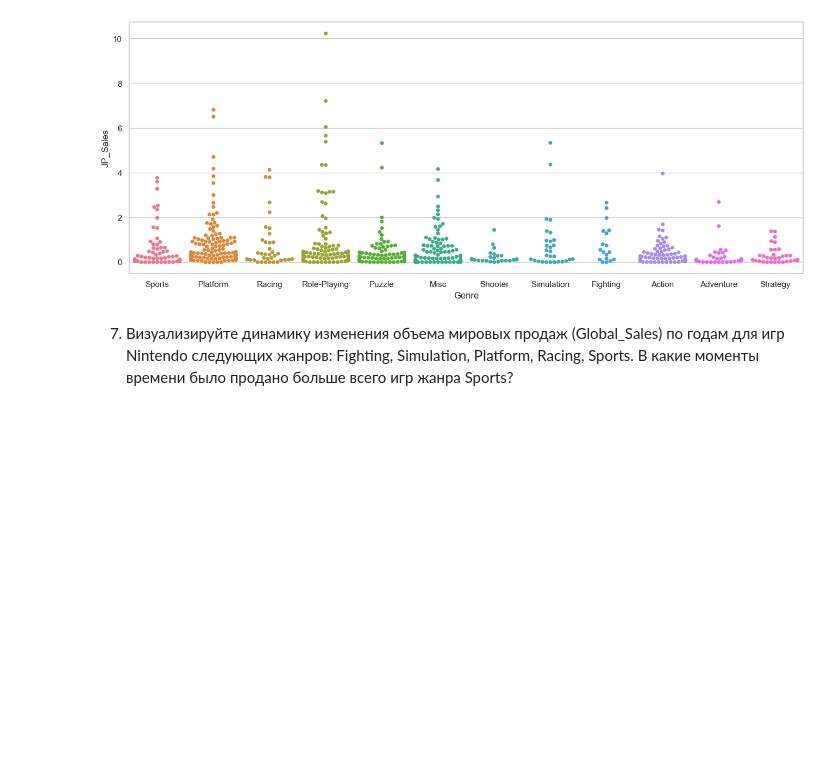
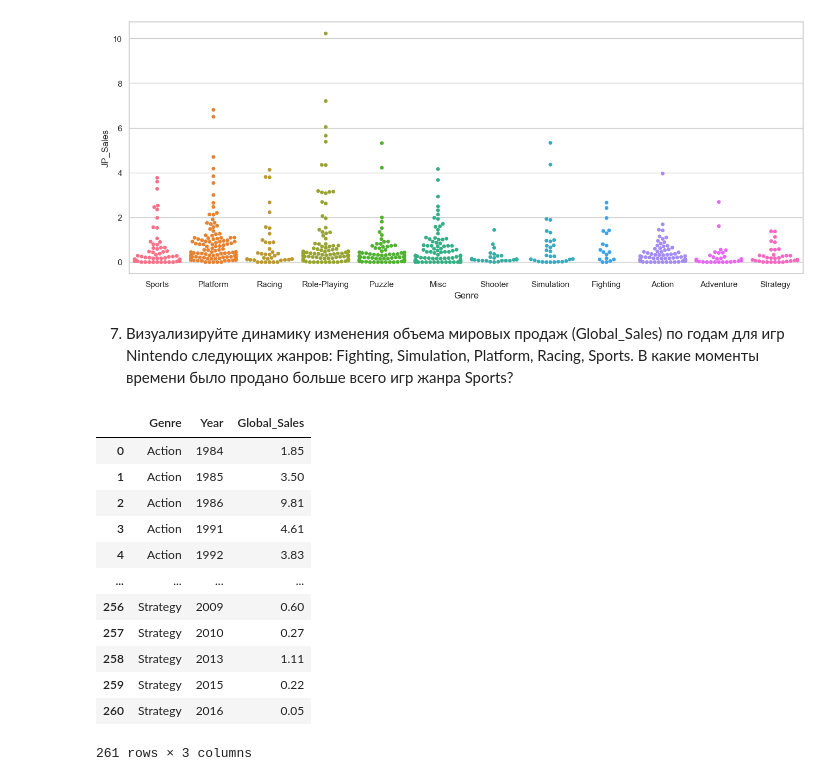
Before and after one commit to Praldmur/Simulation, a Jupyter notebook: 6_mod/1.ipynb, the cells around one changed output. Saved outputs shown, nothing was run; the diff lists cells and outputs as text; code cells hidden in the pictures; blank space fills up the shorter version.

```diff
--- a/6_mod/1.ipynb
+++ b/6_mod/1.ipynb
@@ -325,3 +346,20 @@ sns.swarmplot(data=df.query("Publisher == 'Nintendo'"), x='Genre', y='JP_Sales',
 [figure]
 # %% [markdown]
 7.	Визуализируйте динамику изменения объема мировых продаж (Global_Sales) по годам для игр Nintendo следующих жанров: Fighting, Simulation, Platform, Racing, Sports. В какие моменты времени было продано больше всего игр жанра Sports?
+# %%
+nin_year = df.loc[df.Publisher == 'Nintendo'][['Global_Sales', 'Genre', 'Year']].groupby(['Genre', 'Year']).agg({'Global_Sales': 'sum'}).round(2).reset_index()
+nin_year
+# %% [output]
+|  | Genre | Year | Global_Sales |
+| 0 | Action | 1984 | 1.85 |
+| 1 | Action | 1985 | 3.50 |
+| 2 | Action | 1986 | 9.81 |
+| 3 | Action | 1991 | 4.61 |
+| 4 | Action | 1992 | 3.83 |
+| ... | ... | ... | ... |
+| 256 | Strategy | 2009 | 0.60 |
+| 257 | Strategy | 2010 | 0.27 |
+| 258 | Strategy | 2013 | 1.11 |
+| 259 | Strategy | 2015 | 0.22 |
+| 260 | Strategy | 2016 | 0.05 |
+261 rows × 3 columns
```
Also changed, not shown: parts of 6 cells of this notebook.
